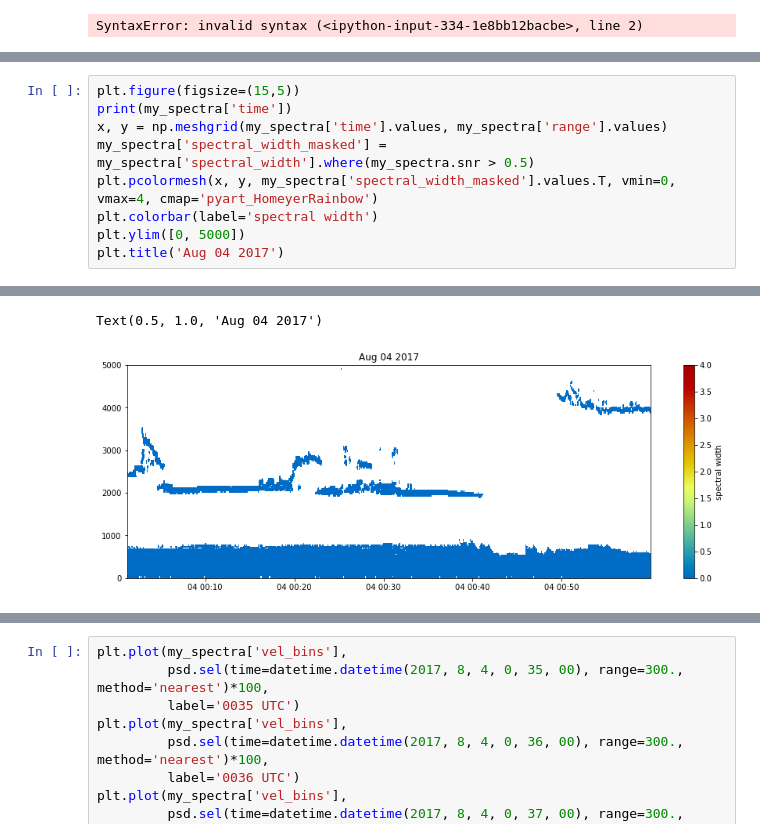
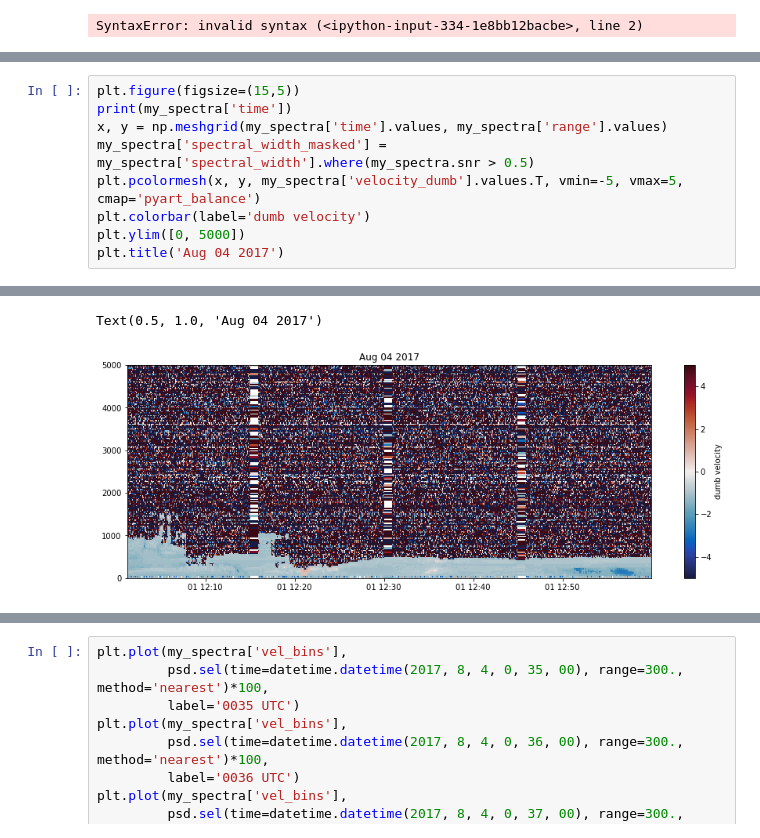
Before and after one commit to rcjackson/arming_the_edge, a Jupyter notebook: notebooks/Spectral processing.ipynb, the cells around one changed output, grey strips where cells are left out. Saved outputs shown, nothing was run; the diff lists cells and outputs as text.

```diff
--- a/notebooks/Spectral processing.ipynb
+++ b/notebooks/Spectral processing.ipynb
@@ -561,8 +604,8 @@ plt.figure(figsize=(15,5))
 print(my_spectra['time'])
 x, y = np.meshgrid(my_spectra['time'].values, my_spectra['range'].values)
 my_spectra['spectral_width_masked'] = my_spectra['spectral_width'].where(my_spectra.snr > 0.5)
-plt.pcolormesh(x, y, my_spectra['spectral_width_masked'].values.T, vmin=0, vmax=4, cmap='pyart_HomeyerRainbow')
-plt.colorbar(label='spectral width')
+plt.pcolormesh(x, y, my_spectra['velocity_dumb'].values.T, vmin=-5, vmax=5, cmap='pyart_balance')
+plt.colorbar(label='dumb velocity')
 plt.ylim([0, 5000])
 plt.title('Aug 04 2017')
 # %% [output]
@@ -576,2 +619,2 @@ Coordinates:
 Text(0.5, 1.0, 'Aug 04 2017')
-[figure, old version]
+[figure, new version]
```
Also changed, not shown: parts of 31 cells of this notebook, 9 other files.
